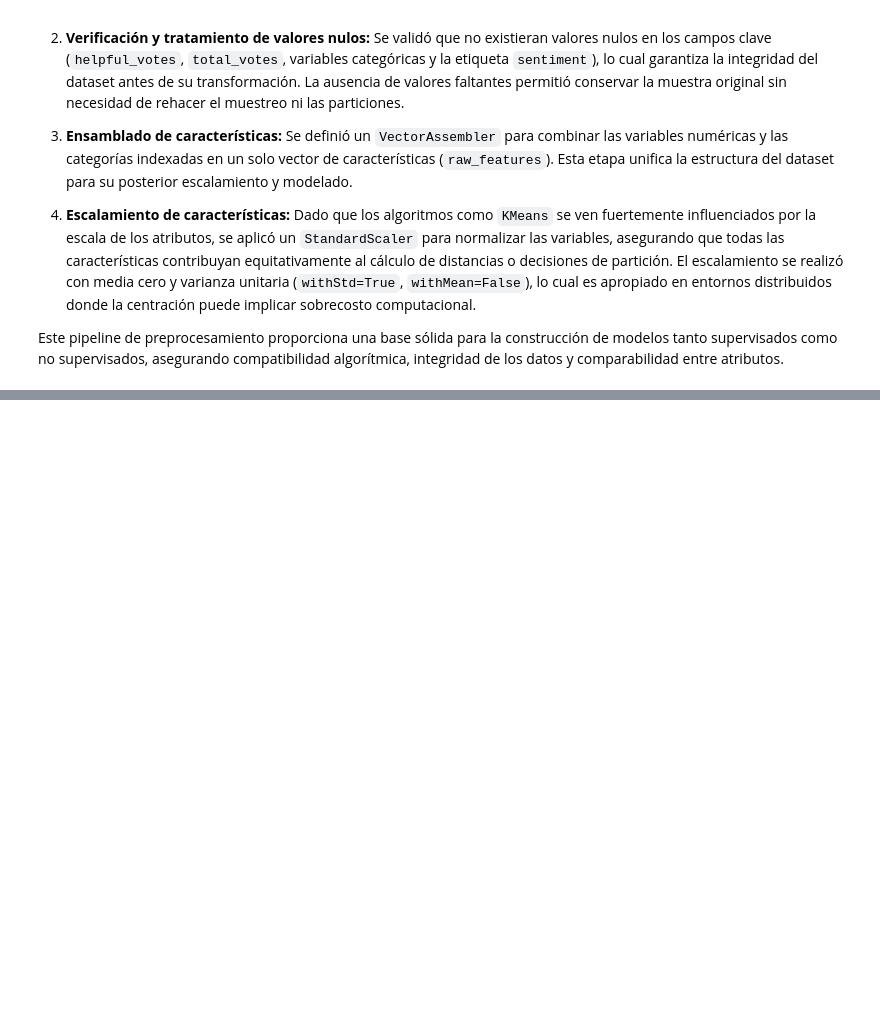
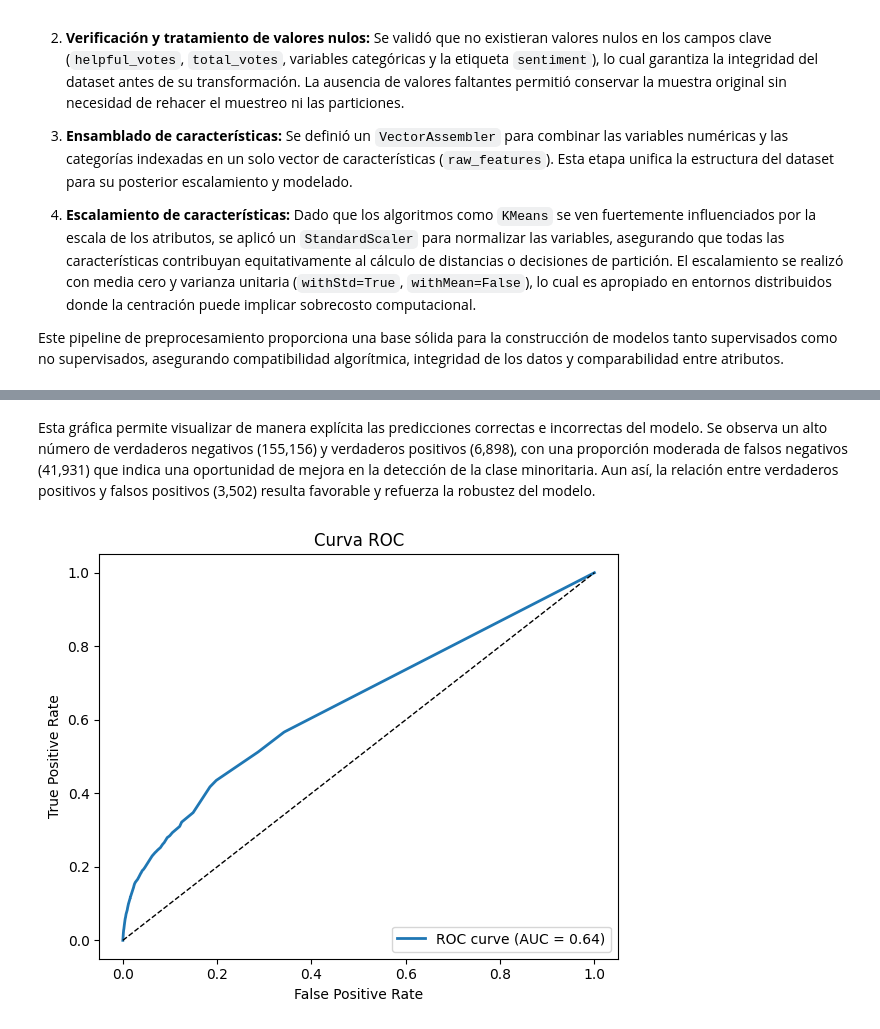
Before and after one commit to AlejandroDiaz10/Proyecto-Big-Data-PySpark, a Jupyter notebook: Entrega Final/ProyectoFinal_Equipo37.ipynb, the cells around one changed output, grey strips where cells are left out. Cells and saved outputs as stored; diff of their text form; code cells hidden in the pictures; blank space fills up the shorter version.

```diff
--- a/Entrega Final/ProyectoFinal_Equipo37.ipynb
+++ b/Entrega Final/ProyectoFinal_Equipo37.ipynb
@@ -1465,0 +1034,26 @@ Es importante tener precaución al interpretar estos resultados. Un Silhouette S
+# %% [markdown]
+Esta gráfica permite visualizar de manera explícita las predicciones correctas e incorrectas del modelo. Se observa un alto número de verdaderos negativos (155,156) y verdaderos positivos (6,898), con una proporción moderada de falsos negativos (41,931) que indica una oportunidad de mejora en la detección de la clase minoritaria. Aun así, la relación entre verdaderos positivos y falsos positivos (3,502) resulta favorable y refuerza la robustez del modelo.
+# %%
+# Curva ROC y AUC
+from sklearn.metrics import roc_curve, auc
+import numpy as np
+
+# Obtener probabilidades de predicción para la clase positiva (1.0)
+y_score = rf_predictions.select("probability").rdd.map(lambda x: x[0][1]).collect()
+
+# ROC y AUC
+fpr, tpr, _ = roc_curve(y_true, y_score, pos_label=1.0)
+roc_auc = auc(fpr, tpr)
+
+# Gráfico
+plt.figure(figsize=(6, 5))
+plt.plot(fpr, tpr, label=f"ROC curve (AUC = {roc_auc:.2f})", linewidth=2)
+plt.plot([0, 1], [0, 1], 'k--', linewidth=1)
+plt.xlabel("False Positive Rate")
+plt.ylabel("True Positive Rate")
+plt.title("Curva ROC")
+plt.legend(loc="lower right")
+plt.tight_layout()
+plt.show()
+# %% [output]
+[figure, added]
```
Also changed, not shown: parts of 66 cells of this notebook, 1 other file.
